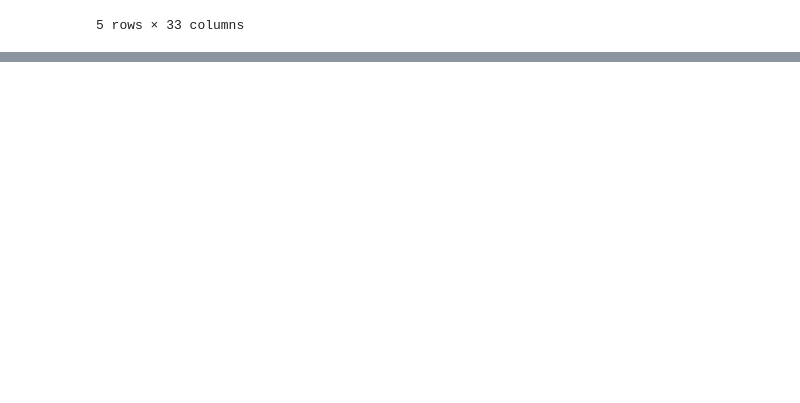
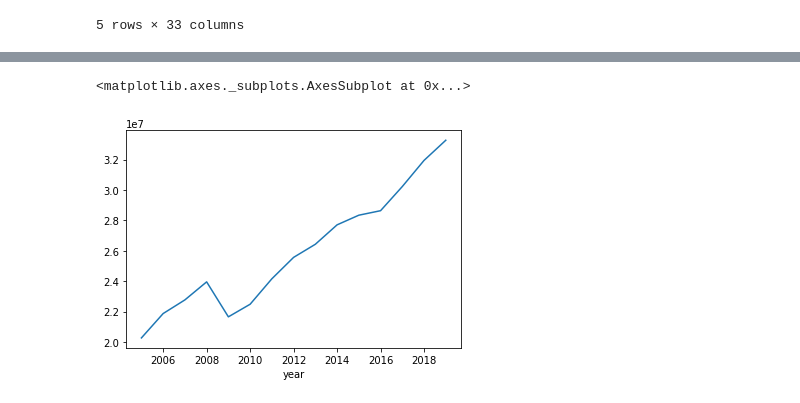
Before and after one commit to xcao38/covid19_analysis, a Jupyter notebook: covid19_eco_analysis.ipynb, the cells around one changed output, grey strips where cells are left out. Saved outputs shown, nothing was run; the diff lists cells and outputs as text; code cells hidden in the pictures; blank space fills up the shorter version.

```diff
--- a/covid19_eco_analysis.ipynb
+++ b/covid19_eco_analysis.ipynb
@@ -62,0 +135,14 @@ go_by_industry.head()
+# %%
+go_private_ind_1st_qt = go_private_ind[go_private_ind.quarter == 1]
+# %%
+go_private_ind_1st_qt = go_private_ind_1st_qt.drop(columns=['DATE'])
+# %%
+go_private_ind_1st_qt = go_private_ind_1st_qt.drop(columns=['quarter'])
+# %%
+go_private_ind_1st_qt = go_private_ind_1st_qt.set_index(['year'])
+# %%
+fig,ax = plt.subplots()
+go_private_ind_1st_qt.sum(axis=1).plot()
+# %% [output]
+<matplotlib.axes._subplots.AxesSubplot at 0x...>
+[figure, added]
```
Also changed, not shown: parts of 14 cells of this notebook.
